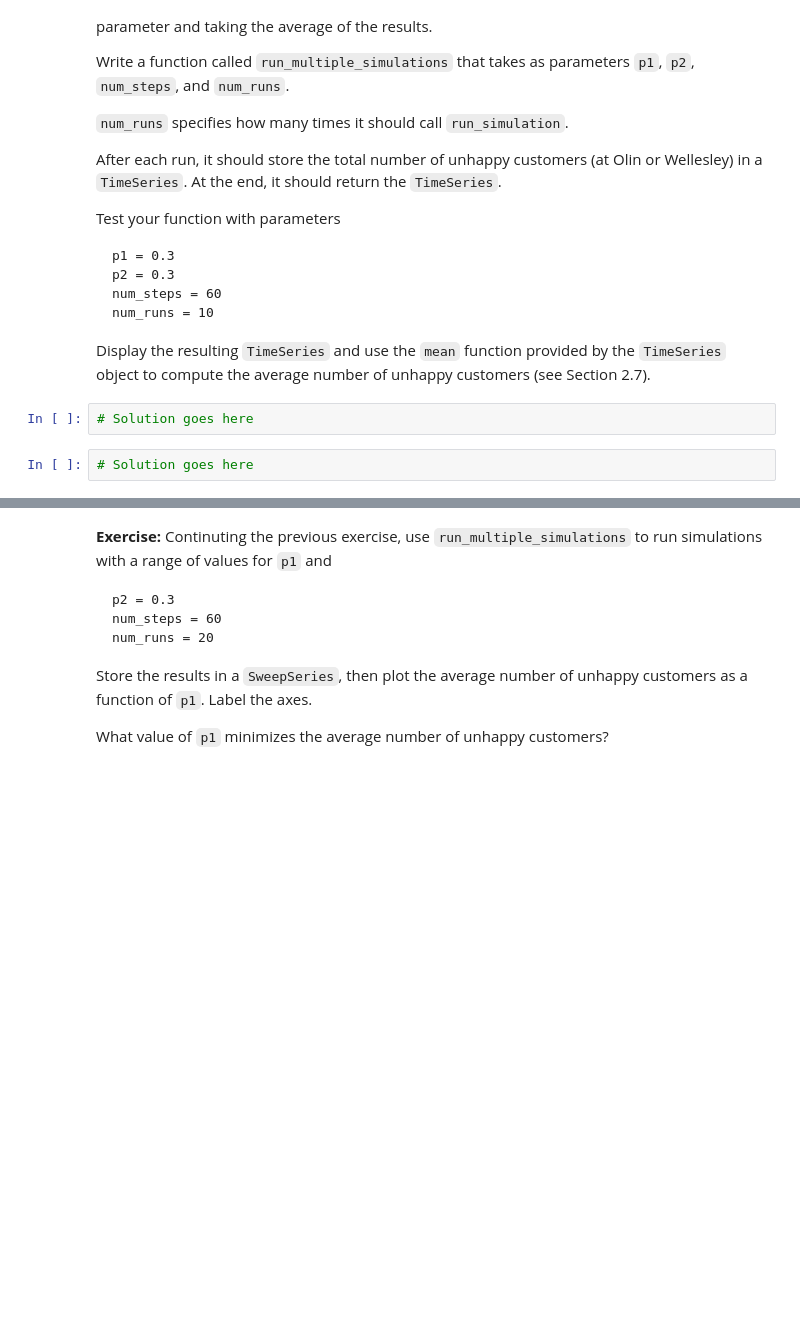
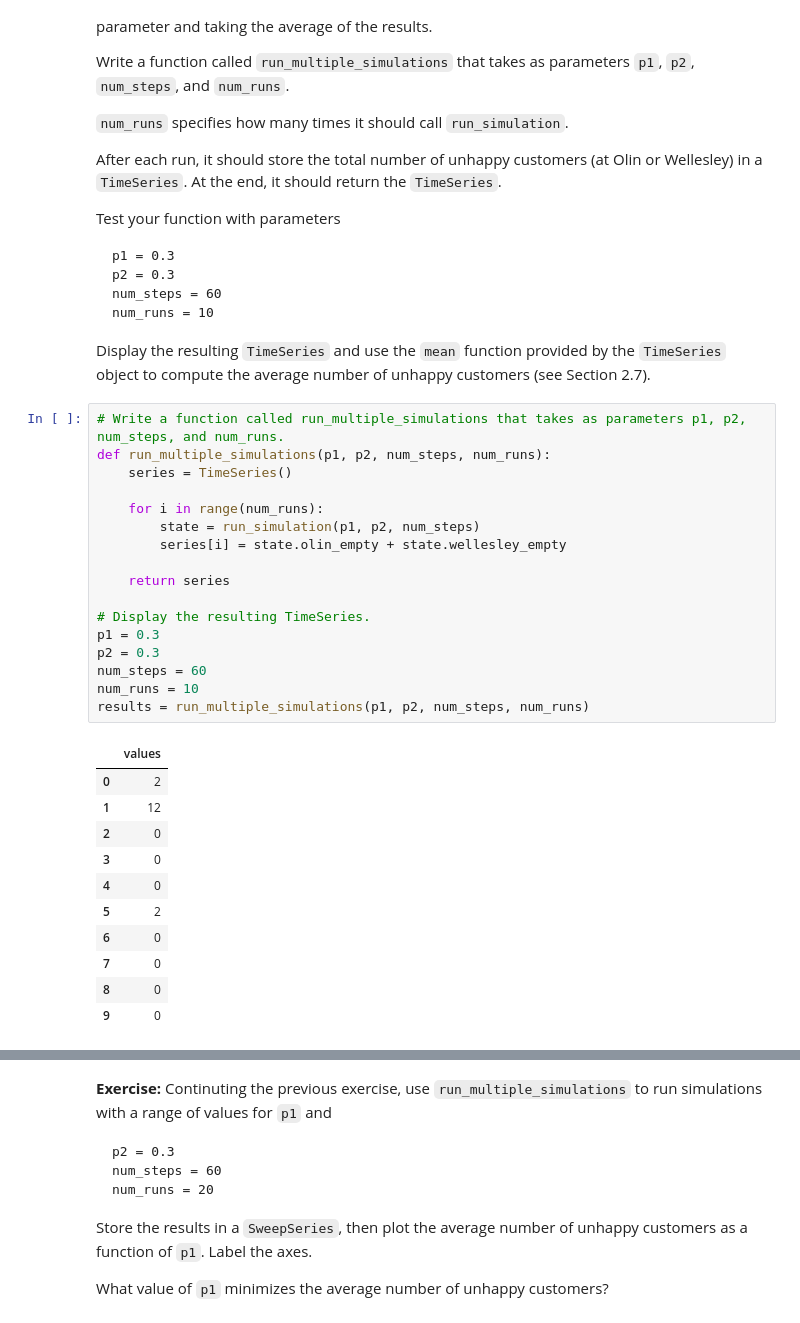
Before and after one commit to stephen-haslett/data604, a Jupyter notebook: SHaslettHomeworkTwo/SHaslettHW2-Exercises-chap04.ipynb, the cells around one changed output, grey strips where cells are left out. Drawn from its saved outputs; the diff is of its cells as text; blank space fills up the shorter version.

````diff
--- a/SHaslettHomeworkTwo/SHaslettHW2-Exercises-chap04.ipynb
+++ b/SHaslettHomeworkTwo/SHaslettHW2-Exercises-chap04.ipynb
@@ -358,7 +358,32 @@ num_runs = 10
 ```
 
 Display the resulting `TimeSeries` and use the `mean` function provided by the `TimeSeries` object to compute the average number of unhappy customers (see Section 2.7).
-# %%
-# Solution goes here
-# %%
-# Solution goes here
+# %%
+# Write a function called run_multiple_simulations that takes as parameters p1, p2, num_steps, and num_runs.
+def run_multiple_simulations(p1, p2, num_steps, num_runs):
+    series = TimeSeries()
+
+    for i in range(num_runs):
+        state = run_simulation(p1, p2, num_steps)
+        series[i] = state.olin_empty + state.wellesley_empty
+
+    return series
+
+# Display the resulting TimeSeries.
+p1 = 0.3
+p2 = 0.3
+num_steps = 60
+num_runs = 10
+results = run_multiple_simulations(p1, p2, num_steps, num_runs)
+# %% [output]
+|  | values |
+| 0 | 2 |
+| 1 | 12 |
+| 2 | 0 |
+| 3 | 0 |
+| 4 | 0 |
+| 5 | 2 |
+| 6 | 0 |
+| 7 | 0 |
+| 8 | 0 |
+| 9 | 0 |
````
Also changed, not shown: parts of 12 cells of this notebook.
